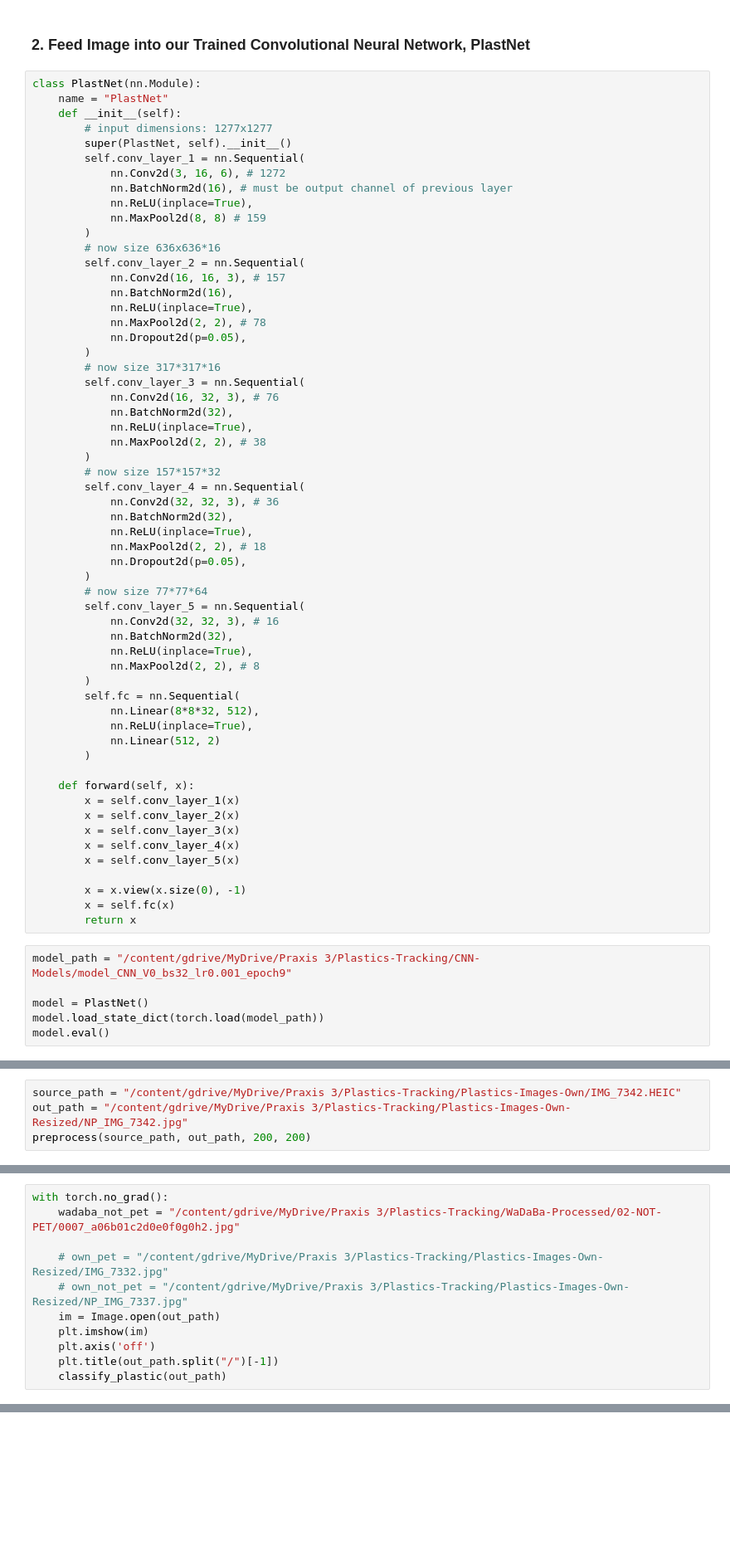
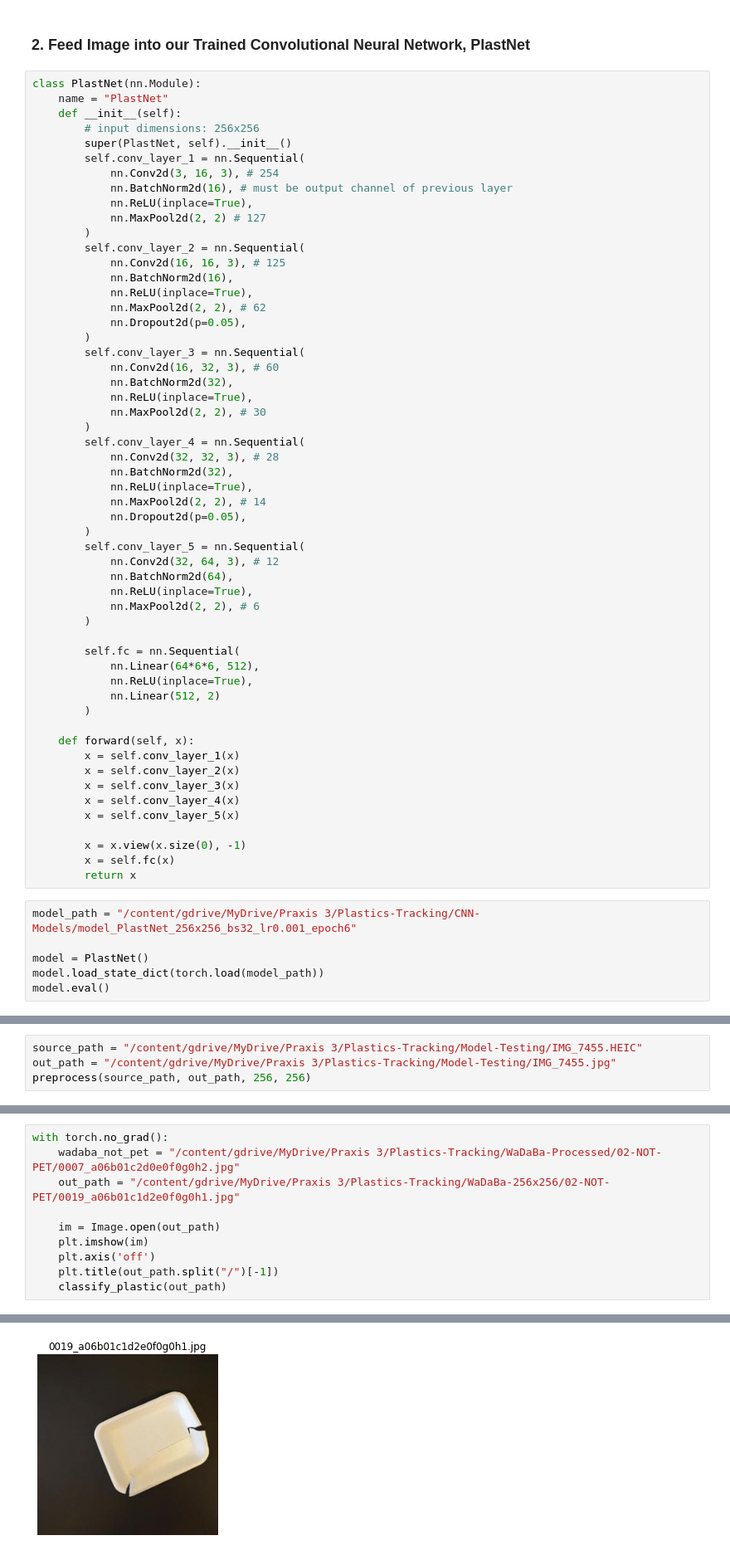
Before and after one commit to qingyuan-wu/Praxis-III, a Jupyter notebook: classify.ipynb, the cells around one changed output, grey strips where cells are left out. Shown: that part at 83% size. Cells and saved outputs as stored; diff of their text form; blank space fills up the shorter version.

```diff
--- a/classify.ipynb
+++ b/classify.ipynb
@@ -72,46 +72,43 @@ def preprocess(img_path, out_path, out_height, out_width):
 class PlastNet(nn.Module):
     name = "PlastNet"
     def __init__(self):
-        # input dimensions: 1277x1277
+        # input dimensions: 256x256
         super(PlastNet, self).__init__()
         self.conv_layer_1 = nn.Sequential(
-            nn.Conv2d(3, 16, 6), # 1272
+            nn.Conv2d(3, 16, 3), # 254
             nn.BatchNorm2d(16), # must be output channel of previous layer
             nn.ReLU(inplace=True),
-            nn.MaxPool2d(8, 8) # 159
+            nn.MaxPool2d(2, 2) # 127
         )
-        # now size 636x636*16
         self.conv_layer_2 = nn.Sequential(
-            nn.Conv2d(16, 16, 3), # 157
+            nn.Conv2d(16, 16, 3), # 125
             nn.BatchNorm2d(16),
             nn.ReLU(inplace=True),
-            nn.MaxPool2d(2, 2), # 78
+            nn.MaxPool2d(2, 2), # 62
             nn.Dropout2d(p=0.05),
         )
-        # now size 317*317*16
         self.conv_layer_3 = nn.Sequential(
-            nn.Conv2d(16, 32, 3), # 76
+            nn.Conv2d(16, 32, 3), # 60
             nn.BatchNorm2d(32),
             nn.ReLU(inplace=True),
-            nn.MaxPool2d(2, 2), # 38
+            nn.MaxPool2d(2, 2), # 30
         )
-        # now size 157*157*32
         self.conv_layer_4 = nn.Sequential(
-            nn.Conv2d(32, 32, 3), # 36
+            nn.Conv2d(32, 32, 3), # 28
             nn.BatchNorm2d(32),
             nn.ReLU(inplace=True),
-            nn.MaxPool2d(2, 2), # 18
+            nn.MaxPool2d(2, 2), # 14
             nn.Dropout2d(p=0.05),
         )
-        # now size 77*77*64
         self.conv_layer_5 = nn.Sequential(
-            nn.Conv2d(32, 32, 3), # 16
-            nn.BatchNorm2d(32),
+            nn.Conv2d(32, 64, 3), # 12
+            nn.BatchNorm2d(64),
             nn.ReLU(inplace=True),
-            nn.MaxPool2d(2, 2), # 8
+            nn.MaxPool2d(2, 2), # 6
         )
+
         self.fc = nn.Sequential(
-            nn.Linear(8*8*32, 512),
+            nn.Linear(64*6*6, 512),
             nn.ReLU(inplace=True),
             nn.Linear(512, 2)
         )
@@ -127,7 +124,7 @@ class PlastNet(nn.Module):
         x = self.fc(x)
         return x
 # %%
-model_path = "/content/gdrive/MyDrive/Praxis 3/Plastics-Tracking/CNN-Models/model_CNN_V0_bs32_lr0.001_epoch9"
+model_path = "/content/gdrive/MyDrive/Praxis 3/Plastics-Tracking/CNN-Models/model_PlastNet_256x256_bs32_lr0.001_epoch6"
 
 model = PlastNet()
 model.load_state_dict(torch.load(model_path))
@@ -170,8 +167,8 @@ def classify_plastic(image_path):
     print(f"PET: {pred[0][0]}, not PET: {pred[0][1]}")
     return pred
 # %%
-source_path = "/content/gdrive/MyDrive/Praxis 3/Plastics-Tracking/Plastics-Images-Own/IMG_7342.HEIC"
-out_path = "/content/gdrive/MyDrive/Praxis 3/Plastics-Tracking/Plastics-Images-Own-Resized/NP_IMG_7342.jpg"
-preprocess(source_path, out_path, 200, 200)
+source_path = "/content/gdrive/MyDrive/Praxis 3/Plastics-Tracking/Model-Testing/IMG_7455.HEIC"
+out_path = "/content/gdrive/MyDrive/Praxis 3/Plastics-Tracking/Model-Testing/IMG_7455.jpg"
+preprocess(source_path, out_path, 256, 256)
 # %% [output]
 original size (3024, 3024)
@@ -179,9 +176,8 @@ new size (200, 200)
 # %%
 with torch.no_grad():
     wadaba_not_pet = "/content/gdrive/MyDrive/Praxis 3/Plastics-Tracking/WaDaBa-Processed/02-NOT-PET/0007_a06b01c2d0e0f0g0h2.jpg"
+    out_path = "/content/gdrive/MyDrive/Praxis 3/Plastics-Tracking/WaDaBa-256x256/02-NOT-PET/0019_a06b01c1d2e0f0g0h1.jpg"
 
-    # own_pet = "/content/gdrive/MyDrive/Praxis 3/Plastics-Tracking/Plastics-Images-Own-Resized/IMG_7332.jpg"
-    # own_not_pet = "/content/gdrive/MyDrive/Praxis 3/Plastics-Tracking/Plastics-Images-Own-Resized/NP_IMG_7337.jpg"
     im = Image.open(out_path)
     plt.imshow(im)
     plt.axis('off')
@@ -192,3 +188,4 @@ PET: 0.0, not PET: 1.0
+[figure, added]
 # %% [markdown]
 ### Non-PET Things **correctly** classified as non-PET
 - a bowl of soup (7344)
```
Also changed, not shown: parts of 3 cells of this notebook.
